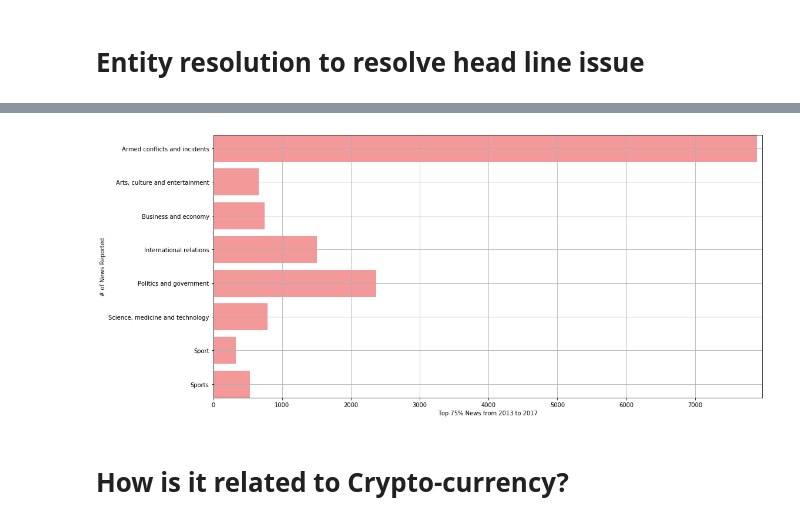
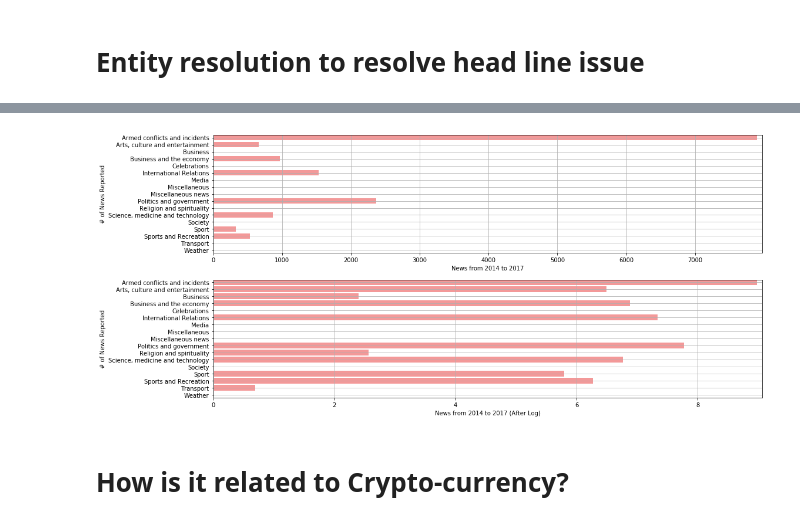
Before and after one commit to Jaskaran23/733Project, a Jupyter notebook: CryptViz/NewsEventEDA.ipynb, the cells around one changed output, grey strips where cells are left out. Saved outputs shown, nothing was run; the diff lists cells and outputs as text; code cells hidden in the pictures.

```diff
--- a/CryptViz/NewsEventEDA.ipynb
+++ b/CryptViz/NewsEventEDA.ipynb
@@ -205,29 +198,36 @@ mapping
 # %%
 import matplotlib.pyplot as plt
 import numpy as np
 
 years = news[(news['year'] >= 2014)]
 category = years['category'].unique()
 counts = years.groupby(['category']).size().to_frame(name='counts')
-top = counts.quantile(.75).values[0]
-t_counts = counts[counts['counts']>top].sort_values(by='counts', ascending=False)
+#top = counts.quantile(.25).values[0]
+t_counts = counts[['counts']].sort_values(by='counts', ascending=False)
 
 x = t_counts.index
 y = t_counts.values.ravel()
 
 fig = plt.figure(figsize=(16,7))
-ax = fig.add_subplot(111)
+ax1 = fig.add_subplot(211)
 
-ax.set(xlabel='Top 75% News from 2013 to 2017', ylabel='# of News Reported')
-ax.barh(x, y, color='lightcoral', align='center', alpha=0.8)
-ax.invert_yaxis()
-ax.grid()
-ax.margins(x=0.01, y=0)
+ax1.set(xlabel='News from 2014 to 2017', ylabel='# of News Reported')
+ax1.barh(x, y, color='lightcoral', align='center', alpha=0.8)
+ax1.invert_yaxis()
+ax1.grid()
+ax1.margins(x=0.01, y=0)
+
+ax2 = fig.add_subplot(212)
+ax2.set(xlabel='News from 2014 to 2017 (After Log)', ylabel='# of News Reported')
+ax2.barh(x, np.log(y), color='lightcoral', align='center', alpha=0.8)
+ax2.invert_yaxis()
+ax2.grid()
+ax2.margins(x=0.01, y=0)
 
 plt.tight_layout()
 plt.show()
 # %% [output]
-[figure, old version]
+[figure, new version]
 # %% [markdown]
 # How is it related to Crypto-currency?
 # %%
```
Also changed, not shown: parts of 25 cells of this notebook, 2 other files.
